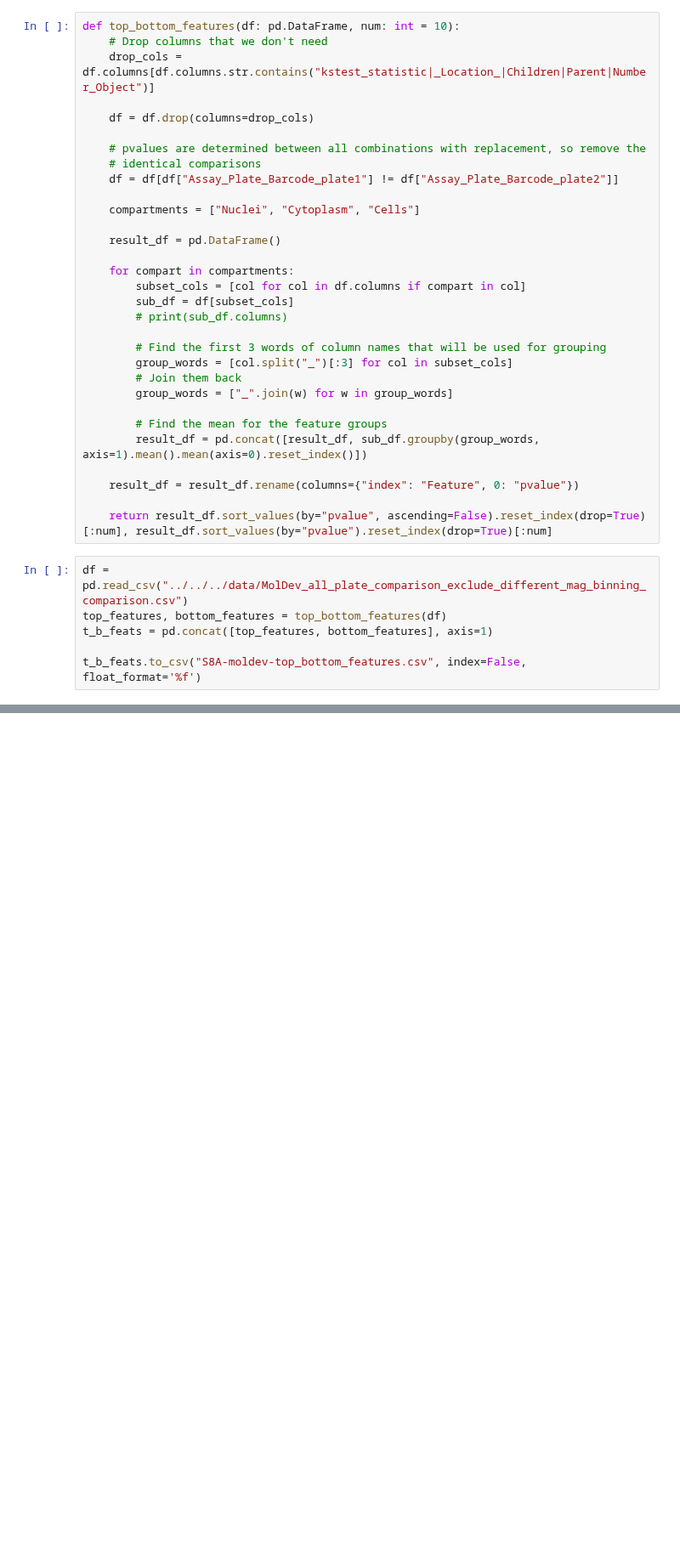
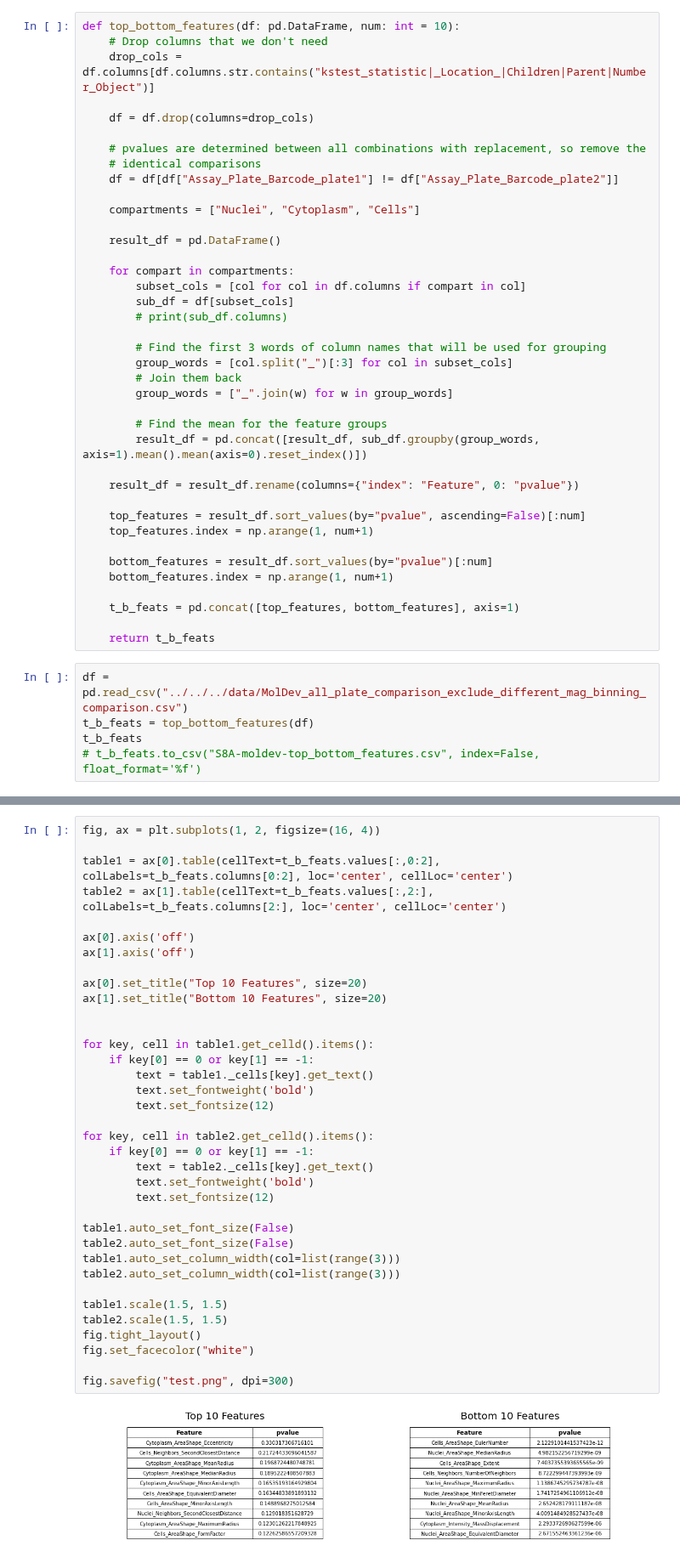
Before and after one commit to jump-cellpainting/jump-scope-analysis, a Jupyter notebook: notebooks/figures/supplementary/FigureS8.ipynb, the cells around one changed output, grey strips where cells are left out. Shown at 85% size. Cells and saved outputs as stored; diff of their text form; blank space fills up the shorter version.

Commit message:
make tables with matplotlib

```diff
--- a/notebooks/figures/supplementary/FigureS8.ipynb
+++ b/notebooks/figures/supplementary/FigureS8.ipynb
@@ -37,10 +35,17 @@ def top_bottom_features(df: pd.DataFrame, num: int = 10):
 
     result_df = result_df.rename(columns={"index": "Feature", 0: "pvalue"})
 
-    return result_df.sort_values(by="pvalue", ascending=False).reset_index(drop=True)[:num], result_df.sort_values(by="pvalue").reset_index(drop=True)[:num]
+    top_features = result_df.sort_values(by="pvalue", ascending=False)[:num]
+    top_features.index = np.arange(1, num+1)
+
+    bottom_features = result_df.sort_values(by="pvalue")[:num]
+    bottom_features.index = np.arange(1, num+1)
+
+    t_b_feats = pd.concat([top_features, bottom_features], axis=1)
+
+    return t_b_feats
 # %%
 df = pd.read_csv("../../../data/MolDev_all_plate_comparison_exclude_different_mag_binning_comparison.csv")
-top_features, bottom_features = top_bottom_features(df)
-t_b_feats = pd.concat([top_features, bottom_features], axis=1)
-
-t_b_feats.to_csv("S8A-moldev-top_bottom_features.csv", index=False, float_format='%f')
+t_b_feats = top_bottom_features(df)
+t_b_feats
+# t_b_feats.to_csv("S8A-moldev-top_bottom_features.csv", index=False, float_format='%f')
@@ -46,0 +64,38 @@ t_b_feats.to_csv("S8A-moldev-top_bottom_features.csv", index=False, float_format
+# %%
+fig, ax = plt.subplots(1, 2, figsize=(16, 4))
+
+table1 = ax[0].table(cellText=t_b_feats.values[:,0:2], colLabels=t_b_feats.columns[0:2], loc='center', cellLoc='center')
+table2 = ax[1].table(cellText=t_b_feats.values[:,2:], colLabels=t_b_feats.columns[2:], loc='center', cellLoc='center')
+
+ax[0].axis('off')
+ax[1].axis('off')
+
+ax[0].set_title("Top 10 Features", size=20)
+ax[1].set_title("Bottom 10 Features", size=20)
+
+
+for key, cell in table1.get_celld().items():
+    if key[0] == 0 or key[1] == -1:
+        text = table1._cells[key].get_text()
+        text.set_fontweight('bold')
+        text.set_fontsize(12)
+
+for key, cell in table2.get_celld().items():
+    if key[0] == 0 or key[1] == -1:
+        text = table2._cells[key].get_text()
+        text.set_fontweight('bold')
+        text.set_fontsize(12)
+
+table1.auto_set_font_size(False)
+table2.auto_set_font_size(False)
+table1.auto_set_column_width(col=list(range(3)))
+table2.auto_set_column_width(col=list(range(3)))
+
+table1.scale(1.5, 1.5)
+table2.scale(1.5, 1.5)
+fig.tight_layout()
+fig.set_facecolor("white")
+
+fig.savefig("test.png", dpi=300)
+# %% [output]
+[figure, added]
```
Also changed, not shown: parts of 7 cells of this notebook.
